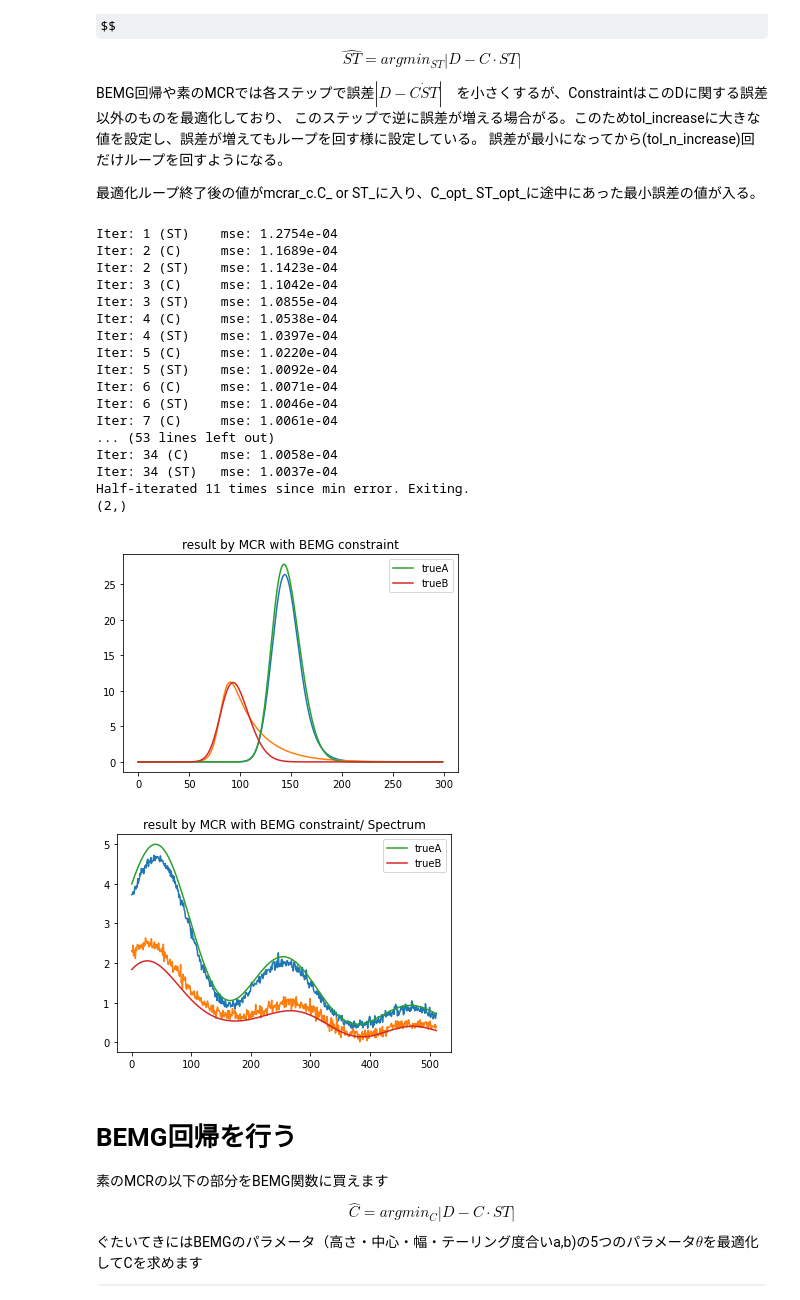
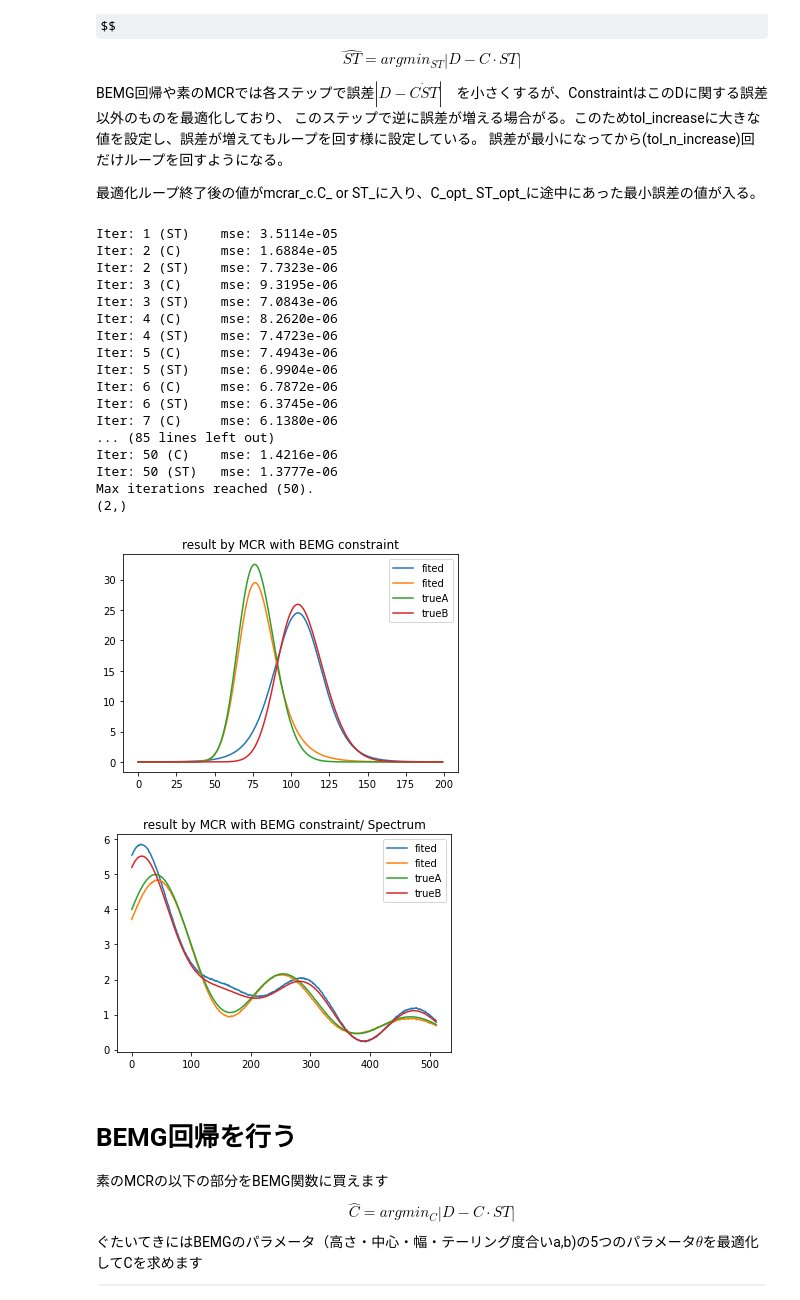
Before and after one commit to akirayou/mcr_with_bemg, a Jupyter notebook: do_mcr.ipynb, the cells around one changed output. Saved outputs shown, nothing was run; the diff lists cells and outputs as text; code cells hidden in the pictures; some formulas as TeX source.

```diff
--- a/do_mcr.ipynb
+++ b/do_mcr.ipynb
@@ -67,7 +113,7 @@ $$
 $$
 $ | D- C \cdot ST | $で示される誤差エネルギー(mse)が減らなくなるまで実行します。
 # %%
-mcrar = McrAR(c_regr='NNLS', st_regr='NNLS')
+mcrar = McrAR(c_regr='NNLS', st_regr='NNLS',c_constraints=[ConstraintNonneg()])
 mcrar.fit(D, C=C_est,verbose=True)
 
 plt.figure()
@@ -120,47 +166,47 @@ BEMG回帰や素のMCRでは各ステップで誤差$ |D -C \dot ST | $　を小
 最適化ループ終了後の値がmcrar_c.C_ or ST_に入り、C_opt_ ST_opt_に途中にあった最小誤差の値が入る。
 # %%
 #Constrintを使うほうが処理が早いが、収束が保証されないので一旦誤差量が上がる
-mcrar_c = McrAR(c_regr='NNLS', st_regr='NNLS',st_constraints=[],c_constraints=[ConstraintBEMG(range(2)) ],tol_increase=100)
+mcrar_c = McrAR(c_regr='OLS', st_regr='OLS',st_constraints=[],c_constraints=[ConstraintBEMG(range(2)) ],tol_increase=100)
 #C_est_c=ConstraintBEMG(range(2)).transform(C_est)
 mcrar_c.fit(D, C=C_est,verbose=True)
 
 plt.figure()
 plt.title("result by MCR with BEMG constraint")
 print(np.sum(mcrar.ST_opt_,axis=1).shape)
 
-plt.plot(mcrar_c.C_opt_* np.sum(mcrar_c.ST_opt_,axis=1).reshape(1,-1))
+plt.plot(mcrar_c.C_opt_* np.sum(mcrar_c.ST_opt_,axis=1).reshape(1,-1),label="fited")
 plt.plot(gA,label="trueA")
 plt.plot(gB,label="trueB")
 plt.legend()
 plt.show()
 
 plt.figure()
 plt.title("result by MCR with BEMG constraint/ Spectrum")
-plt.plot(mcrar_c.ST_opt_.transpose()* np.sum(mcrar_c.C_opt_,axis=0))
+plt.plot(mcrar_c.ST_opt_.transpose()* np.sum(mcrar_c.C_opt_,axis=0),label="fited")
 plt.plot(gsA,label="trueA")
 plt.plot(gsB,label="trueB")
 plt.legend()
 plt.show()
 # %% [output]
-Iter: 1 (ST)    mse: 1.2754e-04
-Iter: 2 (C)     mse: 1.1689e-04
-Iter: 2 (ST)    mse: 1.1423e-04
-Iter: 3 (C)     mse: 1.1042e-04
-Iter: 3 (ST)    mse: 1.0855e-04
-Iter: 4 (C)     mse: 1.0538e-04
-Iter: 4 (ST)    mse: 1.0397e-04
-Iter: 5 (C)     mse: 1.0220e-04
-Iter: 5 (ST)    mse: 1.0092e-04
-Iter: 6 (C)     mse: 1.0071e-04
-Iter: 6 (ST)    mse: 1.0046e-04
-Iter: 7 (C)     mse: 1.0061e-04
-... (53 lines left out)
-Iter: 34 (C)    mse: 1.0058e-04
-Iter: 34 (ST)   mse: 1.0037e-04
-Half-iterated 11 times since min error. Exiting.
+Iter: 1 (ST)    mse: 3.5114e-05
+Iter: 2 (C)     mse: 1.6884e-05
+Iter: 2 (ST)    mse: 7.7323e-06
+Iter: 3 (C)     mse: 9.3195e-06
+Iter: 3 (ST)    mse: 7.0843e-06
+Iter: 4 (C)     mse: 8.2620e-06
+Iter: 4 (ST)    mse: 7.4723e-06
+Iter: 5 (C)     mse: 7.4943e-06
+Iter: 5 (ST)    mse: 6.9904e-06
+Iter: 6 (C)     mse: 6.7872e-06
+Iter: 6 (ST)    mse: 6.3745e-06
+Iter: 7 (C)     mse: 6.1380e-06
+... (85 lines left out)
+Iter: 50 (C)    mse: 1.4216e-06
+Iter: 50 (ST)   mse: 1.3777e-06
+Max iterations reached (50).
 (2,)
-[figure, old version]
+[figure, new version]
-[figure, old version]
+[figure, new version]
 # %% [markdown]
 # BEMG回帰を行う
 
```
Also changed, not shown: parts of 11 cells of this notebook, 1 other file.
